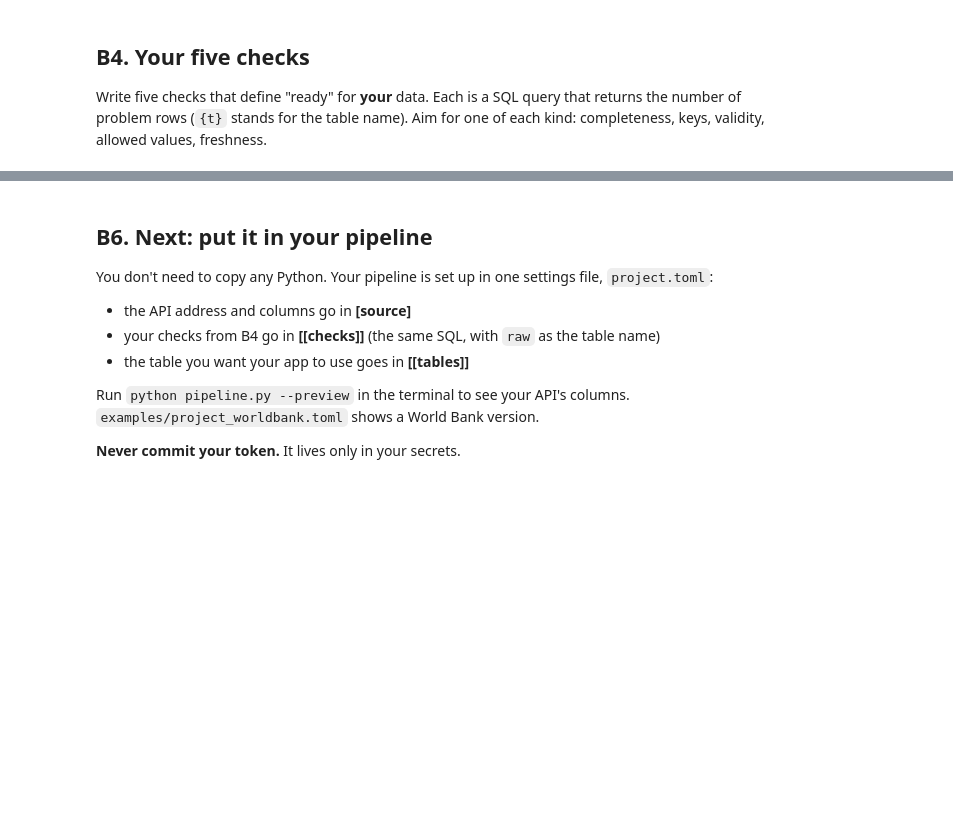
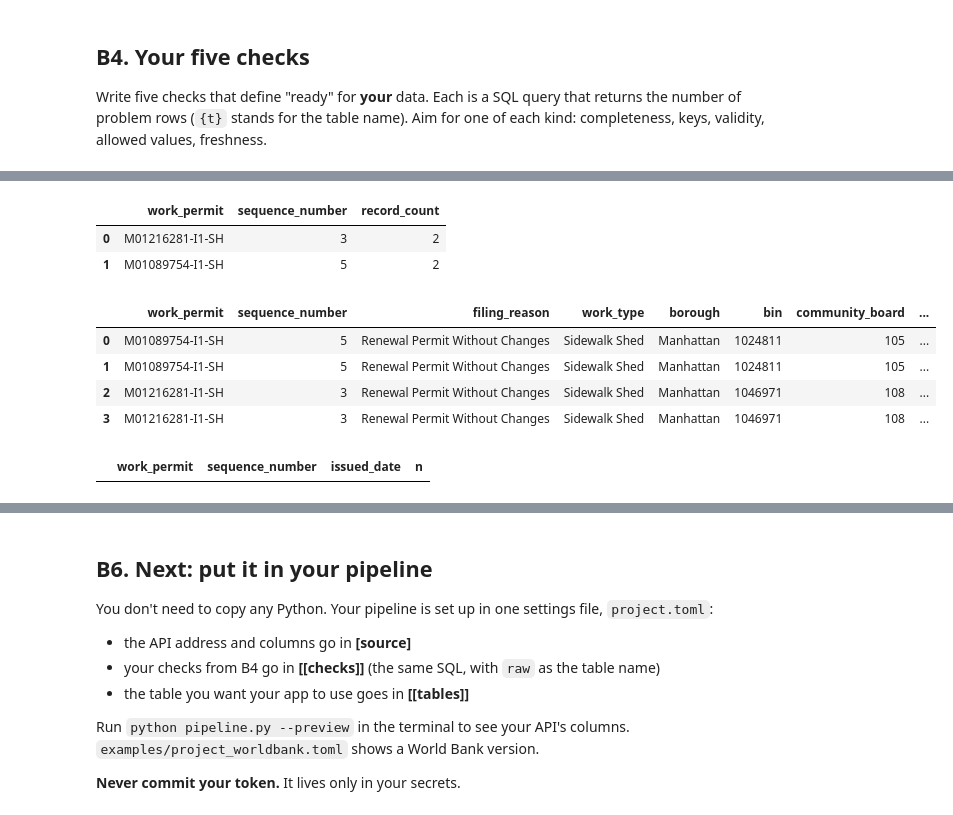
Before and after one commit to Sisiissisi/data-infra-class1, a Jupyter notebook: notebooks/lab3_live_data.ipynb, the cells around one changed output, grey strips where cells are left out. Drawn from its saved outputs; the diff is of its cells as text; code cells hidden in the pictures; blank space fills up the shorter version.

```diff
--- a/notebooks/lab3_live_data.ipynb
+++ b/notebooks/lab3_live_data.ipynb
@@ -385,0 +628,2 @@ run_checks(con, "my_data", MY_CHECKS)
+# %%
+run_checks(con, "my_data_dedup", MY_CHECKS)
@@ -385,0 +637,56 @@ run_checks(con, "my_data", MY_CHECKS)
+# %%
+
+con.sql("""
+SELECT
+    work_permit,
+    sequence_number,
+    COUNT(*) AS record_count
+FROM my_data_dedup
+GROUP BY work_permit, sequence_number
+HAVING COUNT(*) > 1
+    OR work_permit IS NULL
+    OR sequence_number IS NULL
+ORDER BY record_count DESC
+""").df()
+# %% [output]
+|  | work_permit | sequence_number | record_count |
+| 0 | M01216281-I1-SH | 3 | 2 |
+| 1 | M01089754-I1-SH | 5 | 2 |
+# %%
+
+duplicates = con.sql("""
+SELECT *
+FROM my_data_dedup
+WHERE (work_permit, sequence_number) IN (
+    SELECT work_permit, sequence_number
+    FROM my_data_dedup
+    GROUP BY work_permit, sequence_number
+    HAVING COUNT(*) > 1
+)
+ORDER BY work_permit, sequence_number, issued_date
+""").df()
+
+display(duplicates)
+# %% [output]
+|  | work_permit | sequence_number | filing_reason | work_type | borough | bin | community_board | ... |
+| 0 | M01089754-I1-SH | 5 | Renewal Permit Without Changes | Sidewalk Shed | Manhattan | 1024811 | 105 | ... |
+| 1 | M01089754-I1-SH | 5 | Renewal Permit Without Changes | Sidewalk Shed | Manhattan | 1024811 | 105 | ... |
+| 2 | M01216281-I1-SH | 3 | Renewal Permit Without Changes | Sidewalk Shed | Manhattan | 1046971 | 108 | ... |
+| 3 | M01216281-I1-SH | 3 | Renewal Permit Without Changes | Sidewalk Shed | Manhattan | 1046971 | 108 | ... |
+# %%
+
+con.sql("""
+SELECT
+    work_permit,
+    sequence_number,
+    issued_date,
+    COUNT(*) AS n
+FROM my_data_dedup
+GROUP BY work_permit, sequence_number, issued_date
+HAVING COUNT(*) > 1
+    OR work_permit IS NULL
+    OR sequence_number IS NULL
+    OR issued_date IS NULL
+""").df()
+# %% [output]
+|  | work_permit | sequence_number | issued_date | n |
```
Also changed, not shown: parts of 17 cells of this notebook.
